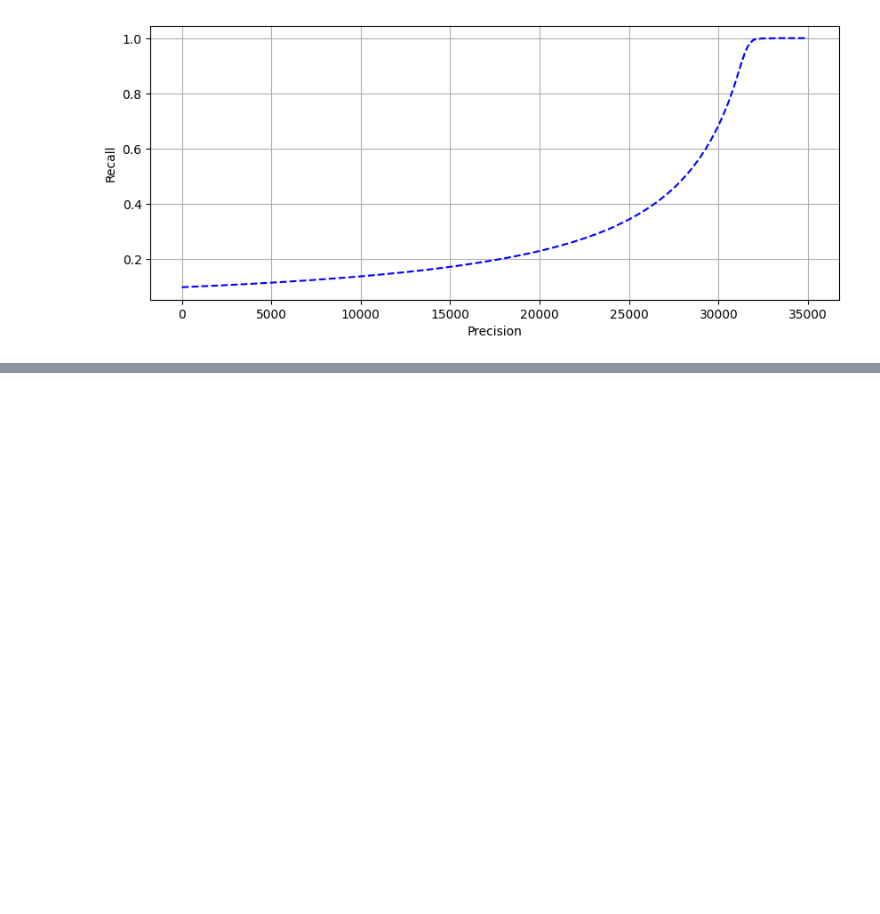
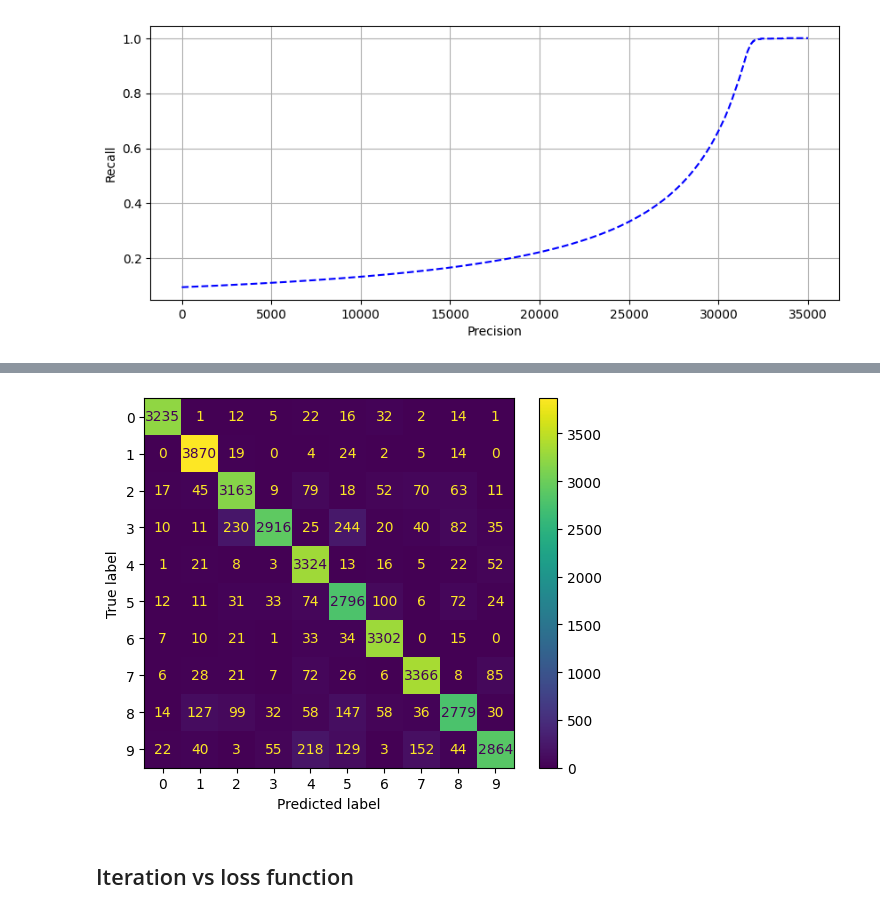
Before and after one commit to aniketkalra11/basic_kaggle_practice, a Jupyter notebook: MLP_practice_book/week5/classification_sklearn.ipynb, the cells around one changed output, grey strips where cells are left out. Saved outputs shown, nothing was run; the diff lists cells and outputs as text; code cells hidden in the pictures; blank space fills up the shorter version.

```diff
--- a/MLP_practice_book/week5/classification_sklearn.ipynb
+++ b/MLP_practice_book/week5/classification_sklearn.ipynb
@@ -256,0 +270,5 @@ plt.show()
+# %%
+perceptron = Perceptron(random_state= 1729)
+y_train_ovr  = LabelBinarizer().fit_transform(y_train)
+for i in range(10):
+  print('{0}:{1}'.format(y_train[i], y_train_ovr[i]))
@@ -256,0 +286,2 @@ plt.show()
+# %%
+perceptron.fit(x_train, y_train)
@@ -256,0 +299,3 @@ plt.show()
+# %%
+y_pred = perceptron.predict(x_train)
+print(classification_report(y_train, y_pred))
@@ -256,0 +319,6 @@ plt.show()
+# %%
+confusion_display = ConfusionMatrixDisplay.from_predictions(y_train, y_pred)
+# %% [output]
+[figure, added]
+# %% [markdown]
+## Iteration vs loss function
```
Also changed, not shown: parts of 21 cells of this notebook, 3 other files.
